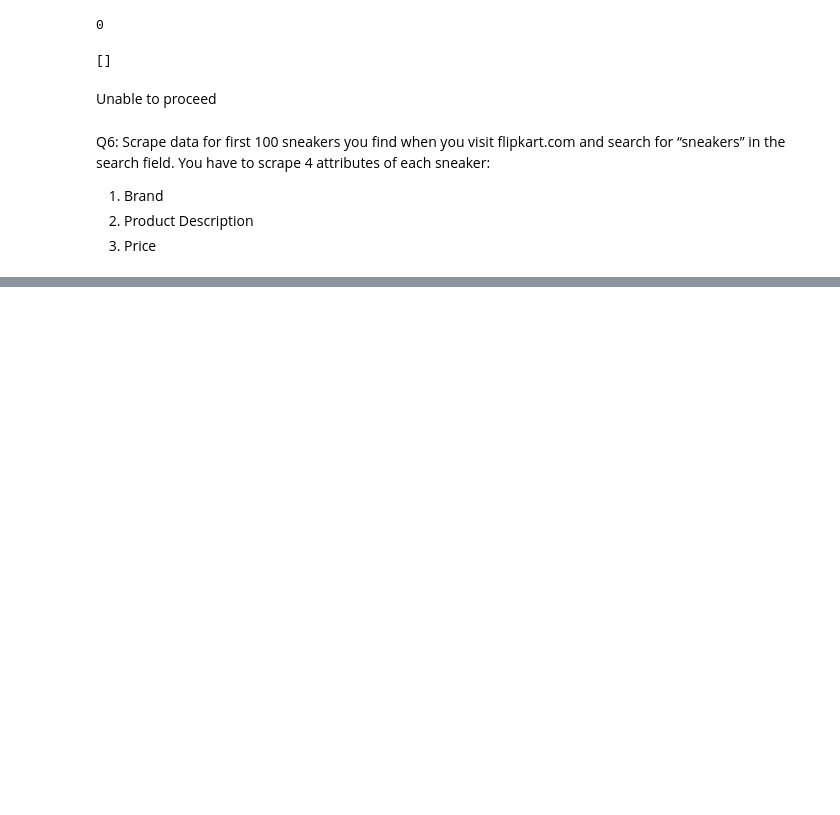
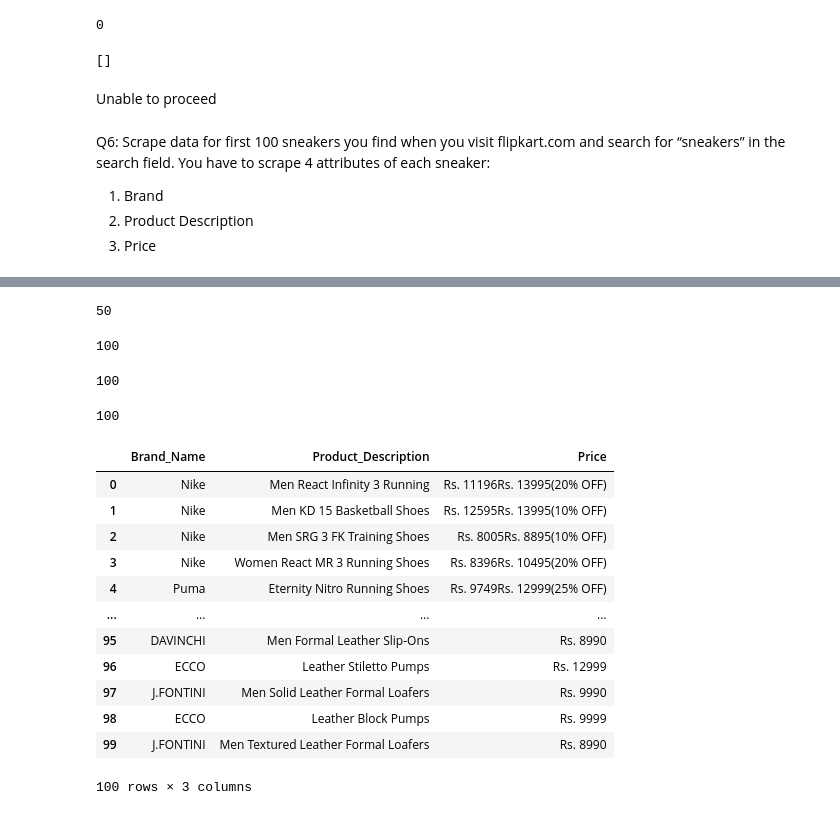
Before and after one commit to vadisandeepkumar/Internship, a Jupyter notebook: WEB SCRAPING – ASSIGNMENT 2/web scrapping assignment 2.ipynb, the cells around one changed output, grey strips where cells are left out. Saved outputs shown, nothing was run; the diff lists cells and outputs as text; code cells hidden in the pictures; blank space fills up the shorter version.

```diff
--- a/WEB SCRAPING – ASSIGNMENT 2/web scrapping assignment 2.ipynb
+++ b/WEB SCRAPING – ASSIGNMENT 2/web scrapping assignment 2.ipynb
@@ -962,0 +1124,11 @@ driver.get(url)
+# %%
+#shoe price
+price_tag=driver.find_elements(By.XPATH,'//div[@class="product-price"]')
+
+price=[]
+
+for p in price_tag:
+    price.append(p.text)
+len(price)
+# %% [output]
+50
@@ -962,0 +1139,50 @@ driver.get(url)
+# %%
+#extracting brand
+brand_tags1=driver.find_elements(By.XPATH,'//h3[@class="product-brand"]')
+
+
+
+for b1 in brand_tags1:
+    brand.append(b1.text)
+len(brand)
+# %% [output]
+100
+# %%
+#shoe description
+brand_desc1=driver.find_elements(By.XPATH,'//h4[@class="product-product"]')
+
+for d1 in brand_desc1:
+    description.append(d1.text)
+len(description)
+# %% [output]
+100
+# %%
+#shoe price
+price_tag1=driver.find_elements(By.XPATH,'//div[@class="product-price"]')
+
+for p1 in price_tag1:
+    price.append(p1.text)
+len(price)
+# %% [output]
+100
+# %%
+shoes=pd.DataFrame()
+shoes['Brand_Name']=brand
+shoes['Product_Description']= description
+shoes['Price']=price
+
+shoes
+# %% [output]
+|  | Brand_Name | Product_Description | Price |
+| 0 | Nike | Men React Infinity 3 Running | Rs. 11196Rs. 13995(20% OFF) |
+| 1 | Nike | Men KD 15 Basketball Shoes | Rs. 12595Rs. 13995(10% OFF) |
+| 2 | Nike | Men SRG 3 FK Training Shoes | Rs. 8005Rs. 8895(10% OFF) |
+| 3 | Nike | Women React MR 3 Running Shoes | Rs. 8396Rs. 10495(20% OFF) |
+| 4 | Puma | Eternity Nitro Running Shoes | Rs. 9749Rs. 12999(25% OFF) |
+| ... | ... | ... | ... |
+| 95 | DAVINCHI | Men Formal Leather Slip-Ons | Rs. 8990 |
+| 96 | ECCO | Leather Stiletto Pumps | Rs. 12999 |
+| 97 | J.FONTINI | Men Solid Leather Formal Loafers | Rs. 9990 |
+| 98 | ECCO | Leather Block Pumps | Rs. 9999 |
+| 99 | J.FONTINI | Men Textured Leather Formal Loafers | Rs. 8990 |
+100 rows × 3 columns
```
Also changed, not shown: parts of 23 cells of this notebook.
